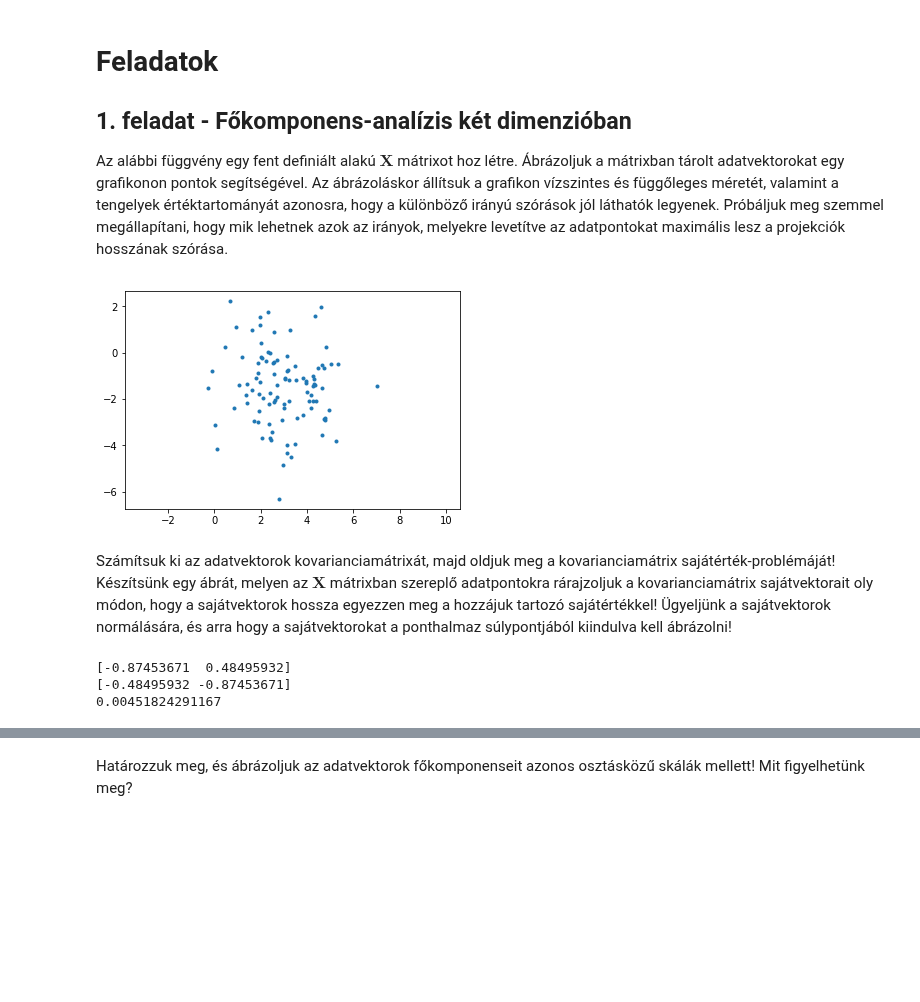
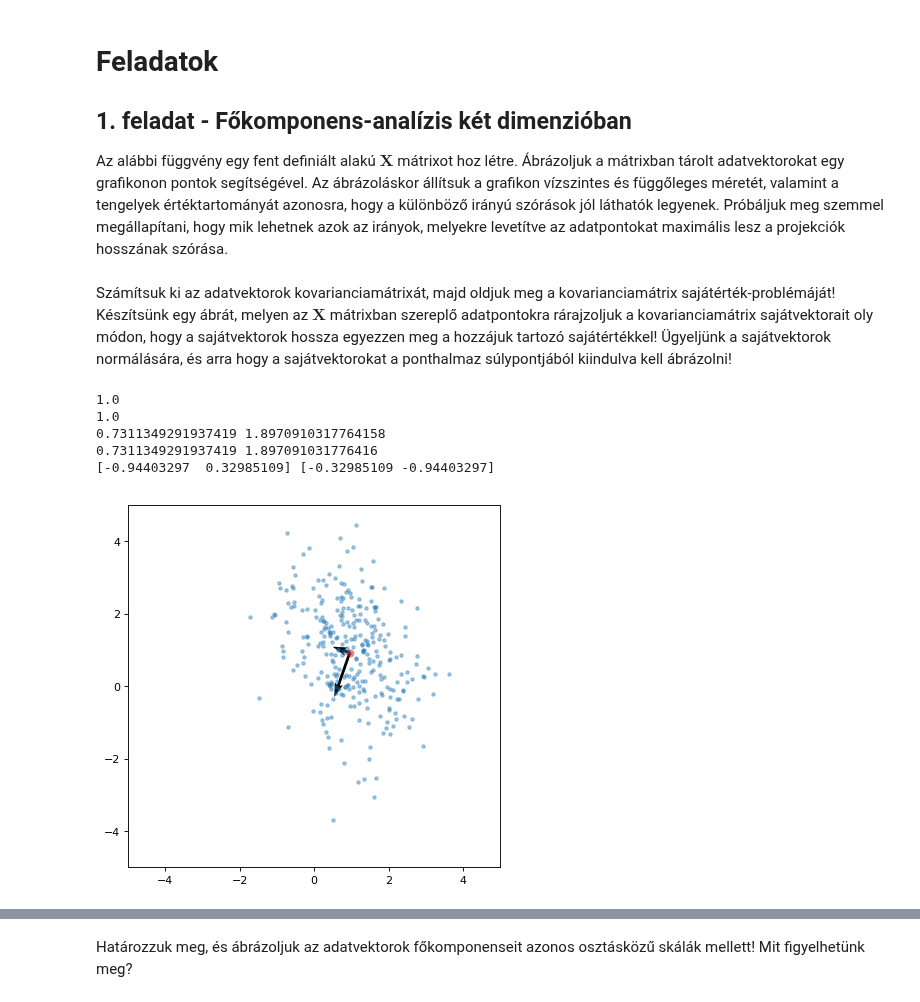
Before and after one commit to Tominano/Numerical-methods-of-physics-II, a Jupyter notebook: 5_feladatsor/5_feladat_Tomi.ipynb, the cells around one changed output, grey strips where cells are left out. Saved outputs shown, nothing was run; the diff lists cells and outputs as text; code cells hidden in the pictures; blank space fills up the shorter version.

```diff
--- a/5_feladatsor/5_feladat_Tomi.ipynb
+++ b/5_feladatsor/5_feladat_Tomi.ipynb
@@ -124,12 +126,10 @@ def gen_rand(N):
 # %%
-#shape(gen_rand(300))
-genrand = gen_rand(100)
 genrand0 = genrand[:,0]
 genrand1 = genrand[:,1]
-plot(genrand0,genrand1, '.')
-axis('equal');
+#plot(genrand0,genrand1, '.')
+#axis('equal');
+#xlim(-5,5)
+#ylim(-5,5)
-# %% [output]
-[figure, removed]
 # %% [markdown]
 Számítsuk ki az adatvektorok kovarianciamátrixát, majd oldjuk meg a kovarianciamátrix sajátérték-problémáját! Készítsünk egy ábrát, melyen az $\mathbf{X}$ mátrixban szereplő adatpontokra rárajzoljuk a kovarianciamátrix sajátvektorait oly módon, hogy a sajátvektorok hossza egyezzen meg a hozzájuk tartozó sajátértékkel! Ügyeljünk a sajátvektorok normálására, és arra hogy a sajátvektorokat a ponthalmaz súlypontjából kiindulva kell ábrázolni!
 # %%
@@ -137,22 +138,44 @@ Hesse = np.linalg.inv(np.dot(transpose(genrand, axes = None),genrand))
-# %%
-ertek,vektor=eig(Hesse) # Az A matrix sajatertekei es sajatvektorai
-#vec1 = "%.4f" % vektor[0:0]
-v1=vektor[:,0] #ez az elso sajat vektor
-v2=vektor[:,1]
-vi=v1*-1
-vii=v2*-1
-#w1=ertek[0] #ez az elso sajatertek
-vec2 = v1 *vi
-#print(vektor*-1)
-a=sqrt((vec2[0])**2+(vec2[1])**2)
-print(v1)
-print(v2)
-print(ertek[1])
-#vektor[2:2]
-# %% [output]
-[-0.87453671  0.48495932]
-[-0.48495932 -0.87453671]
-0.00451824291167
+# %%
+ertek,vektor=eig(covariancia) # Az A matrix sajatertekei es sajatvektorai
+v1=vektor[0]
+v2=vektor[1]
+#A vektor hossza valóban egység
+-
+print(a)
+print(b)
+#A sajátértékek
+print(ertek[0],ertek[1])
+#Beállítom, hogy sajátérték hosszú legyen a vektor
+v1_norm=v1*ertek[0]
+v2_norm=v2*ertek[1]
+#Majd megnézem a hosszát
+c=sqrt((v1_norm[0])**2+(v1_norm[1])**2)
+d=sqrt((v2_norm[0])**2+(v2_norm[1])**2)
+print(c,d)
+#megnézem, hogy merőleges-e
+print(v1,v2)
+# %% [output]
+1.0
+1.0
+0.7311349291937419 1.8970910317764158
+0.7311349291937419 1.897091031776416
+[-0.94403297  0.32985109] [-0.32985109 -0.94403297]
+# %%
+f=genrand.mean(axis=0)
+#plot(f[0],f[1],'ro')
+figure(num=None, figsize=(6, 6), dpi=80, facecolor='w', edgecolor='k')
+V = np.array([v1_norm,v2_norm])
+origin = f[0], f[1] # origin point
+plot(genrand0,genrand1, '.',alpha=0.4)
+#axis('equal');
+xlim(-5,5)
+ylim(-5,5)
+#plt.quiver(*origin, (ertek*vektor)[:,0], (ertek*vektor)[:,1], color=['r','b'], scale=21)
+plt.quiver(*origin, V[:,0], V[:,1], scale=15)
+plot(f[0],f[1],'ro',alpha=0.4)
+plt.show()
+# %% [output]
+[figure, added]
 # %%
 import numpy as np
 from sklearn.decomposition import PCA
```
Also changed, not shown: parts of 11 cells of this notebook.
